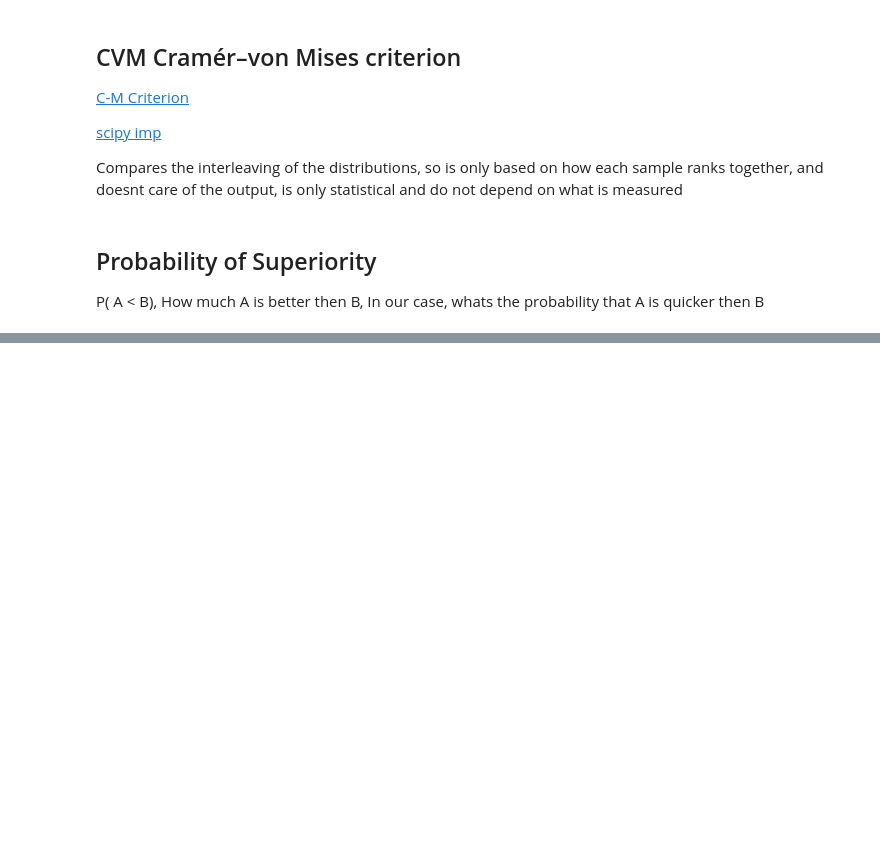
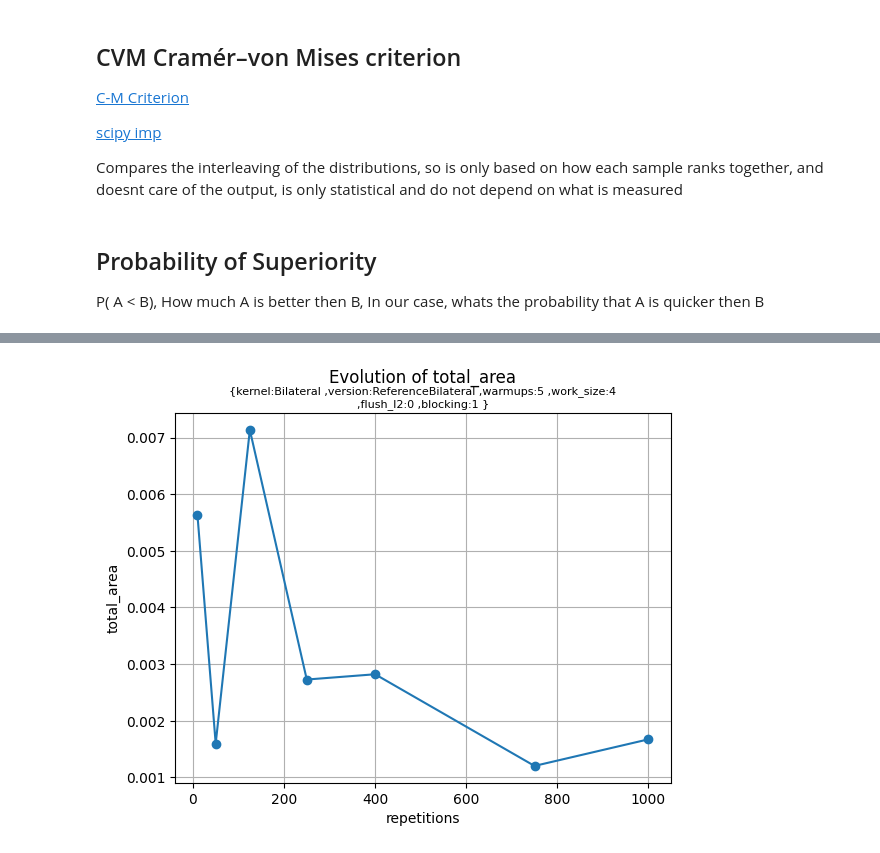
Before and after one commit to comeyrd/gpubuggybenchmark, a Jupyter notebook: analysis/cdf-distance.ipynb, the cells around one changed output, grey strips where cells are left out. Cells and saved outputs as stored; diff of their text form; code cells hidden in the pictures; blank space fills up the shorter version.

Commit message:
Updating plotting library and plots for progress report

```diff
--- a/analysis/cdf-distance.ipynb
+++ b/analysis/cdf-distance.ipynb
@@ -118,11 +170,13 @@ bp.compare_configurations_ecdf_metrics(exp_ecdf,_filter)
 # %%
 _filter = Filter.from_best_config(exp_ecdf.inner_df)
 _filter.set_x("repetitions")
-_filter.set_y("superiority")
+_filter.set_y("total_area")
 _filter.set_default("version","ReferenceBilateral")
-_filter.set_hue("version",used=True)
+_filter.set_hue("version",used=False)
 _filter.set_subsets("version",["ReferenceBilateral","DGBilateral"])
 bp.line_plot(exp_ecdf,_filter)
+# %% [output]
+[figure, added]
 # %%
 _filter = Filter.from_best_config(exp_ecdf.inner_df)
 _filter.set_x("repetitions")
```
Also changed, not shown: parts of 16 cells of this notebook, 5 other files.
